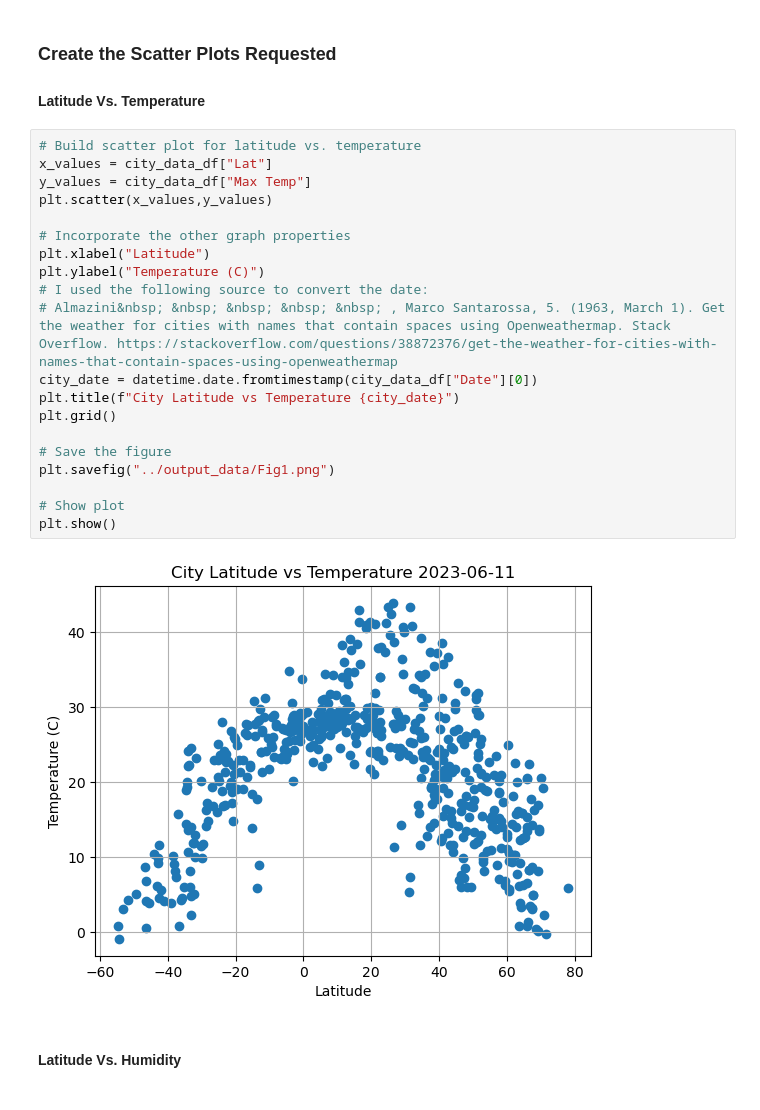
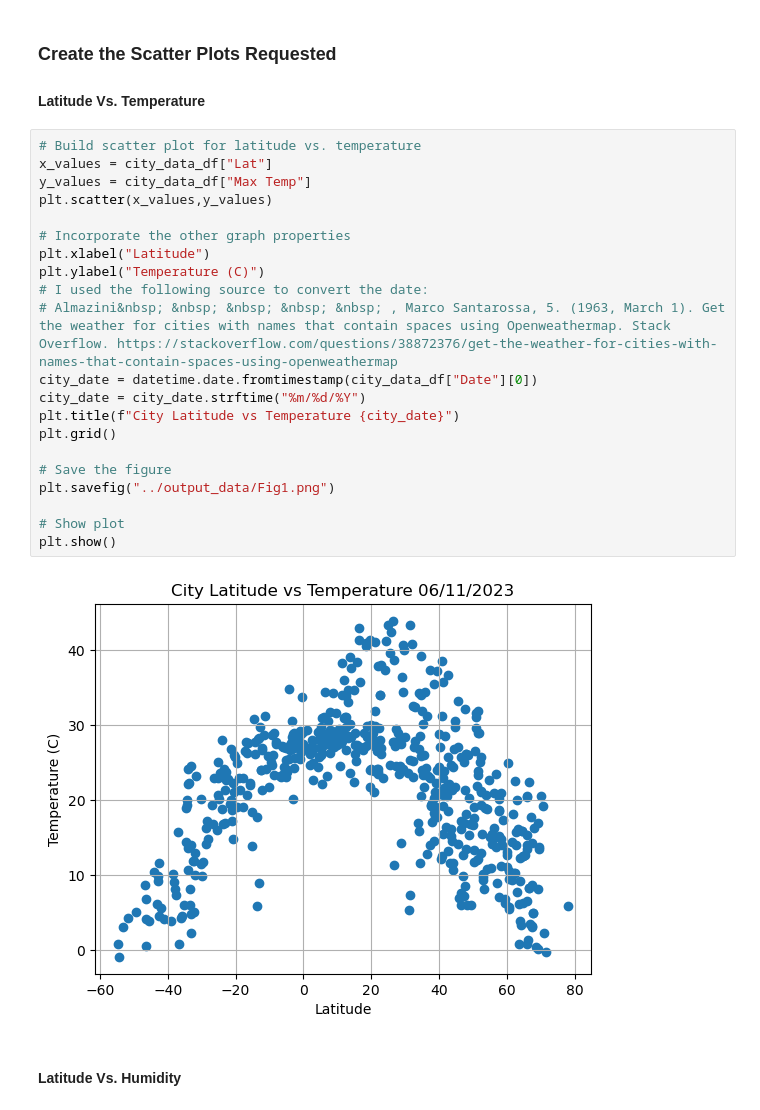
Before and after one commit to aliciahlavac/Python_API_Challenge, a Jupyter notebook: WeatherPy/WeatherPy.ipynb, the cells around one changed output. Saved outputs shown, nothing was run; the diff lists cells and outputs as text.

Commit message:
Changed date time variable

```diff
--- a/WeatherPy/WeatherPy.ipynb
+++ b/WeatherPy/WeatherPy.ipynb
@@ -197,25 +197,26 @@ city_data_df.head()
 # %%
 # Build scatter plot for latitude vs. temperature
 x_values = city_data_df["Lat"]
 y_values = city_data_df["Max Temp"]
 plt.scatter(x_values,y_values)
 
 # Incorporate the other graph properties
 plt.xlabel("Latitude")
 plt.ylabel("Temperature (C)")
 # I used the following source to convert the date:
 # Almazini&nbsp; &nbsp; &nbsp; &nbsp; &nbsp; , Marco Santarossa, 5. (1963, March 1). Get the weather for cities with names that contain spaces using Openweathermap. Stack Overflow. https://stackoverflow.com/questions/38872376/get-the-weather-for-cities-with-names-that-contain-spaces-using-openweathermap
 city_date = datetime.date.fromtimestamp(city_data_df["Date"][0])
+city_date = city_date.strftime("%m/%d/%Y")
 plt.title(f"City Latitude vs Temperature {city_date}")
 plt.grid()
 
 # Save the figure
 plt.savefig("../output_data/Fig1.png")
 
 # Show plot
 plt.show()
 # %% [output]
-[figure, old version]
+[figure, new version]
 # %% [markdown]
 #### Latitude Vs. Humidity
 # %%
```
Also changed, not shown: parts of 3 cells of this notebook, 4 other files.
